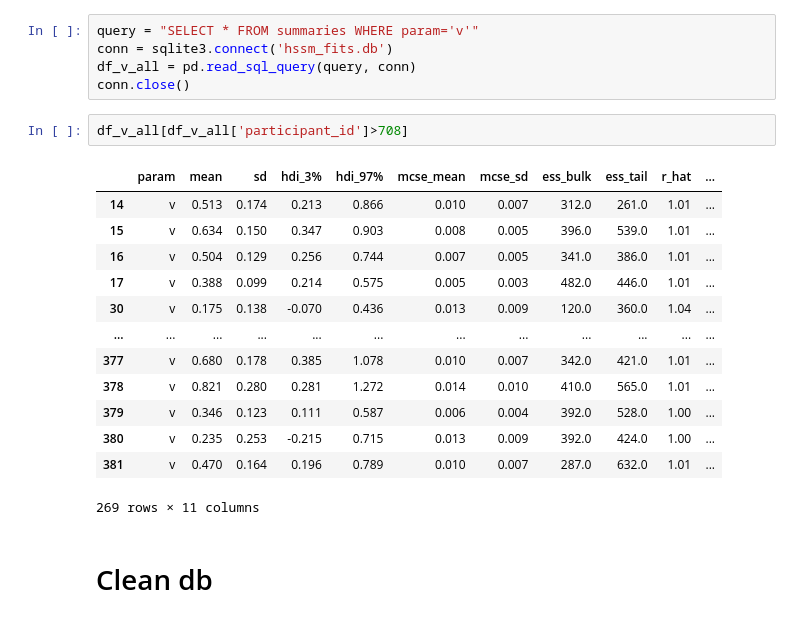
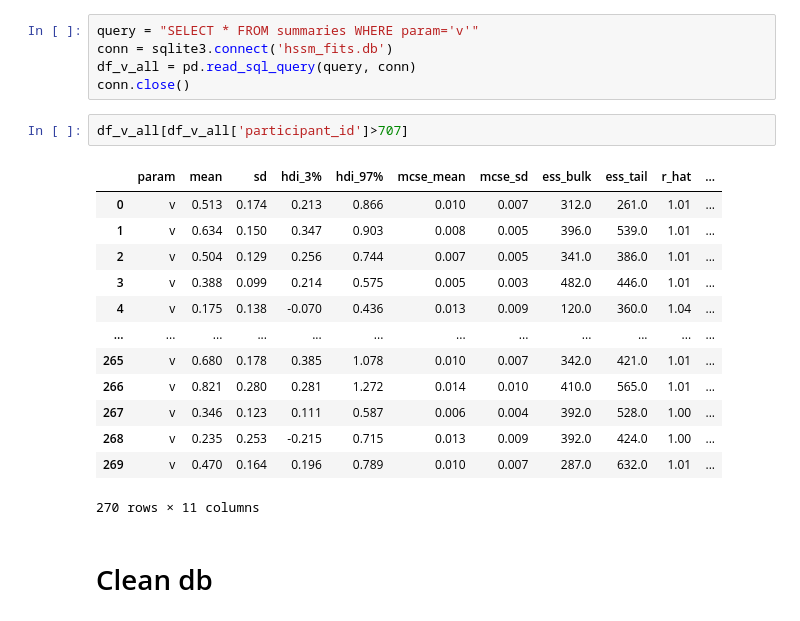
Before and after one commit to jjjj17/HSSM-fitting, a Jupyter notebook: hssm.ipynb, the cells around one changed output. Cells and saved outputs as stored; diff of their text form.

Commit message:
deleted participants with ids below 708 as they didn't participate in experiment 4

```diff
--- a/hssm.ipynb
+++ b/hssm.ipynb
@@ -346,21 +346,21 @@ conn = sqlite3.connect('hssm_fits.db')
 df_v_all = pd.read_sql_query(query, conn)
 conn.close()
 # %%
-df_v_all[df_v_all['participant_id']>708]
+df_v_all[df_v_all['participant_id']>707]
 # %% [output]
 |  | param | mean | sd | hdi_3% | hdi_97% | mcse_mean | mcse_sd | ess_bulk | ess_tail | r_hat | ... |
-| 14 | v | 0.513 | 0.174 | 0.213 | 0.866 | 0.010 | 0.007 | 312.0 | 261.0 | 1.01 | ... |
-| 15 | v | 0.634 | 0.150 | 0.347 | 0.903 | 0.008 | 0.005 | 396.0 | 539.0 | 1.01 | ... |
-| 16 | v | 0.504 | 0.129 | 0.256 | 0.744 | 0.007 | 0.005 | 341.0 | 386.0 | 1.01 | ... |
-| 17 | v | 0.388 | 0.099 | 0.214 | 0.575 | 0.005 | 0.003 | 482.0 | 446.0 | 1.01 | ... |
-| 30 | v | 0.175 | 0.138 | -0.070 | 0.436 | 0.013 | 0.009 | 120.0 | 360.0 | 1.04 | ... |
+| 0 | v | 0.513 | 0.174 | 0.213 | 0.866 | 0.010 | 0.007 | 312.0 | 261.0 | 1.01 | ... |
+| 1 | v | 0.634 | 0.150 | 0.347 | 0.903 | 0.008 | 0.005 | 396.0 | 539.0 | 1.01 | ... |
+| 2 | v | 0.504 | 0.129 | 0.256 | 0.744 | 0.007 | 0.005 | 341.0 | 386.0 | 1.01 | ... |
+| 3 | v | 0.388 | 0.099 | 0.214 | 0.575 | 0.005 | 0.003 | 482.0 | 446.0 | 1.01 | ... |
+| 4 | v | 0.175 | 0.138 | -0.070 | 0.436 | 0.013 | 0.009 | 120.0 | 360.0 | 1.04 | ... |
 | ... | ... | ... | ... | ... | ... | ... | ... | ... | ... | ... | ... |
-| 377 | v | 0.680 | 0.178 | 0.385 | 1.078 | 0.010 | 0.007 | 342.0 | 421.0 | 1.01 | ... |
-| 378 | v | 0.821 | 0.280 | 0.281 | 1.272 | 0.014 | 0.010 | 410.0 | 565.0 | 1.01 | ... |
-| 379 | v | 0.346 | 0.123 | 0.111 | 0.587 | 0.006 | 0.004 | 392.0 | 528.0 | 1.00 | ... |
-| 380 | v | 0.235 | 0.253 | -0.215 | 0.715 | 0.013 | 0.009 | 392.0 | 424.0 | 1.00 | ... |
-| 381 | v | 0.470 | 0.164 | 0.196 | 0.789 | 0.010 | 0.007 | 287.0 | 632.0 | 1.01 | ... |
+| 265 | v | 0.680 | 0.178 | 0.385 | 1.078 | 0.010 | 0.007 | 342.0 | 421.0 | 1.01 | ... |
+| 266 | v | 0.821 | 0.280 | 0.281 | 1.272 | 0.014 | 0.010 | 410.0 | 565.0 | 1.01 | ... |
+| 267 | v | 0.346 | 0.123 | 0.111 | 0.587 | 0.006 | 0.004 | 392.0 | 528.0 | 1.00 | ... |
+| 268 | v | 0.235 | 0.253 | -0.215 | 0.715 | 0.013 | 0.009 | 392.0 | 424.0 | 1.00 | ... |
+| 269 | v | 0.470 | 0.164 | 0.196 | 0.789 | 0.010 | 0.007 | 287.0 | 632.0 | 1.01 | ... |
-269 rows × 11 columns
+270 rows × 11 columns
 # %% [markdown]
 # Clean db
 # %%
```
Also changed, not shown: parts of 1 cell of this notebook, 1 other file.
